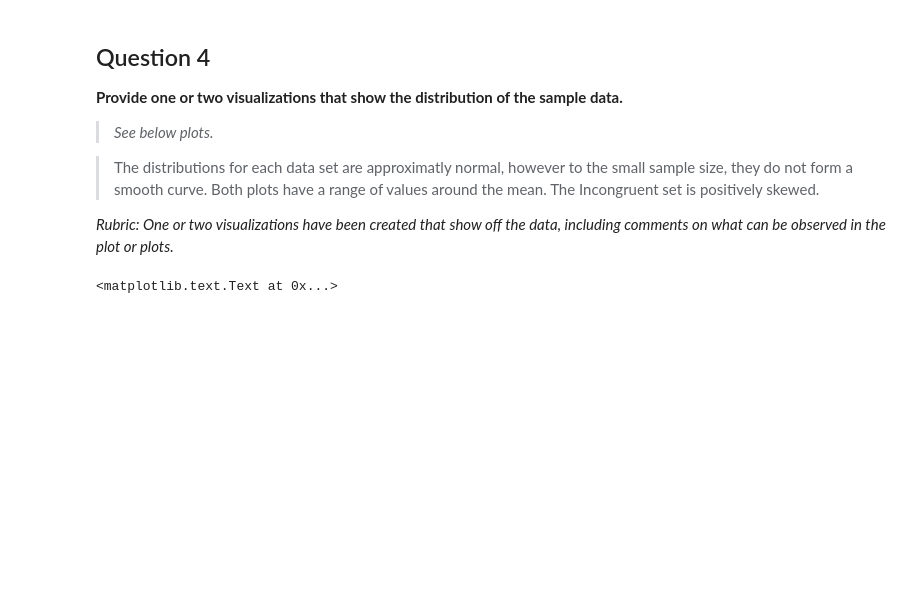
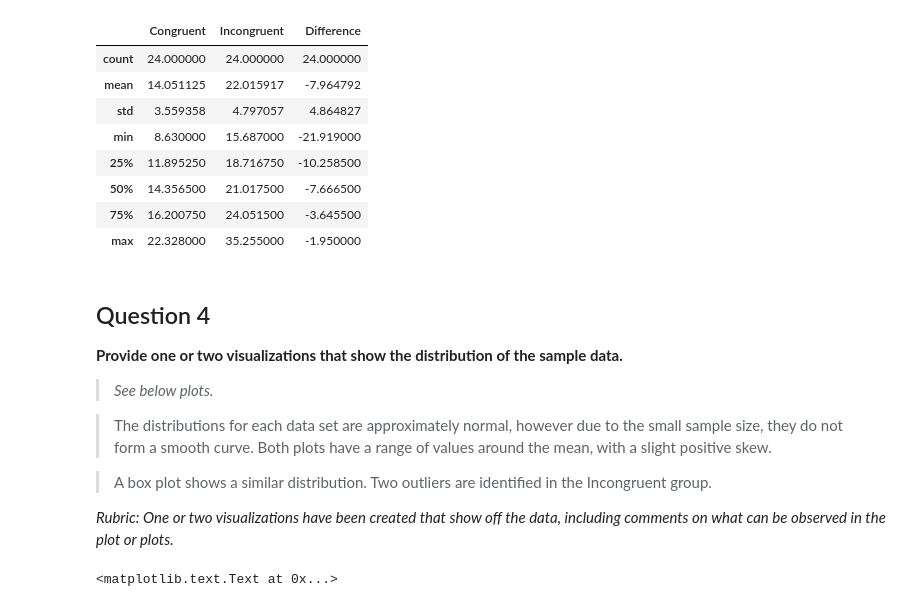
Before and after one commit to johnhagler/notebooks, a Jupyter notebook: Udacity/dandp1-stroopeffect/Stroop_Effect.ipynb, the cells around one changed output. Saved outputs shown, nothing was run; the diff lists cells and outputs as text; code cells hidden in the pictures; blank space fills up the shorter version.

```diff
--- a/Udacity/dandp1-stroopeffect/Stroop_Effect.ipynb
+++ b/Udacity/dandp1-stroopeffect/Stroop_Effect.ipynb
@@ -87,3 +84,15 @@ df.head()
+# %%
+df.describe()
+# %% [output]
+|  | Congruent | Incongruent | Difference |
+| count | 24.000000 | 24.000000 | 24.000000 |
+| mean | 14.051125 | 22.015917 | -7.964792 |
+| std | 3.559358 | 4.797057 | 4.864827 |
+| min | 8.630000 | 15.687000 | -21.919000 |
+| 25% | 11.895250 | 18.716750 | -10.258500 |
+| 50% | 14.356500 | 21.017500 | -7.666500 |
+| 75% | 16.200750 | 24.051500 | -3.645500 |
+| max | 22.328000 | 35.255000 | -1.950000 |
 # %% [markdown]
 ## Question 4
 
@@ -91,7 +100,9 @@ df.head()
 
 > *See below plots.*
 
-> The distributions for each data set are approximatly normal, however to the small sample size, they do not form a smooth curve.  Both plots have a range of values around the mean.  The Incongruent set is positively skewed.
+> The distributions for each data set are approximately normal, however due to the small sample size, they do not form a smooth curve.  Both plots have a range of values around the mean, with a slight positive skew.
+
+> A box plot shows a similar distribution.  Two outliers are identified in the Incongruent group.
 
 *Rubric:  One or two visualizations have been created that show off the data, including comments on what can be observed in the plot or plots.*
 # %%
```
Also changed, not shown: parts of 20 cells of this notebook, 8 other files.
